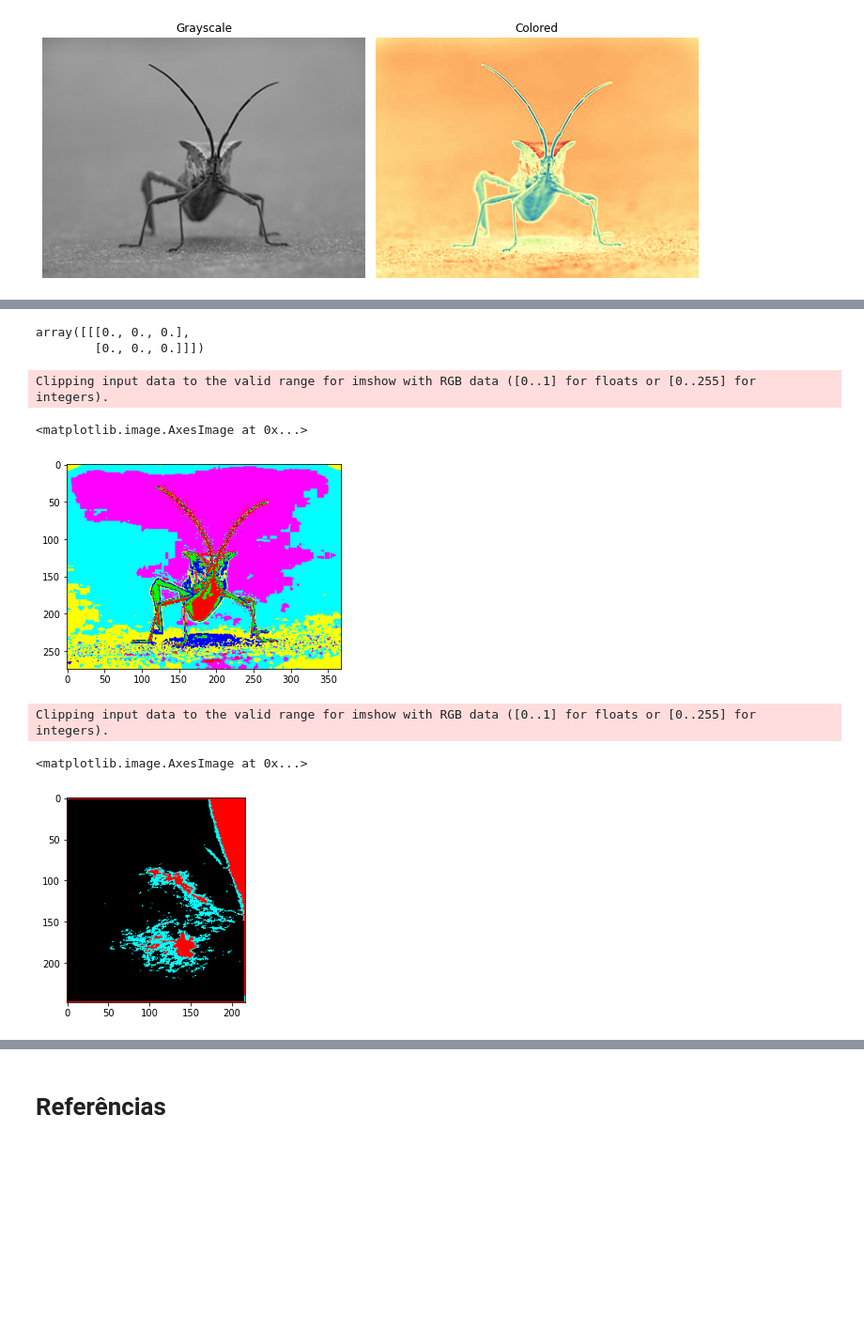
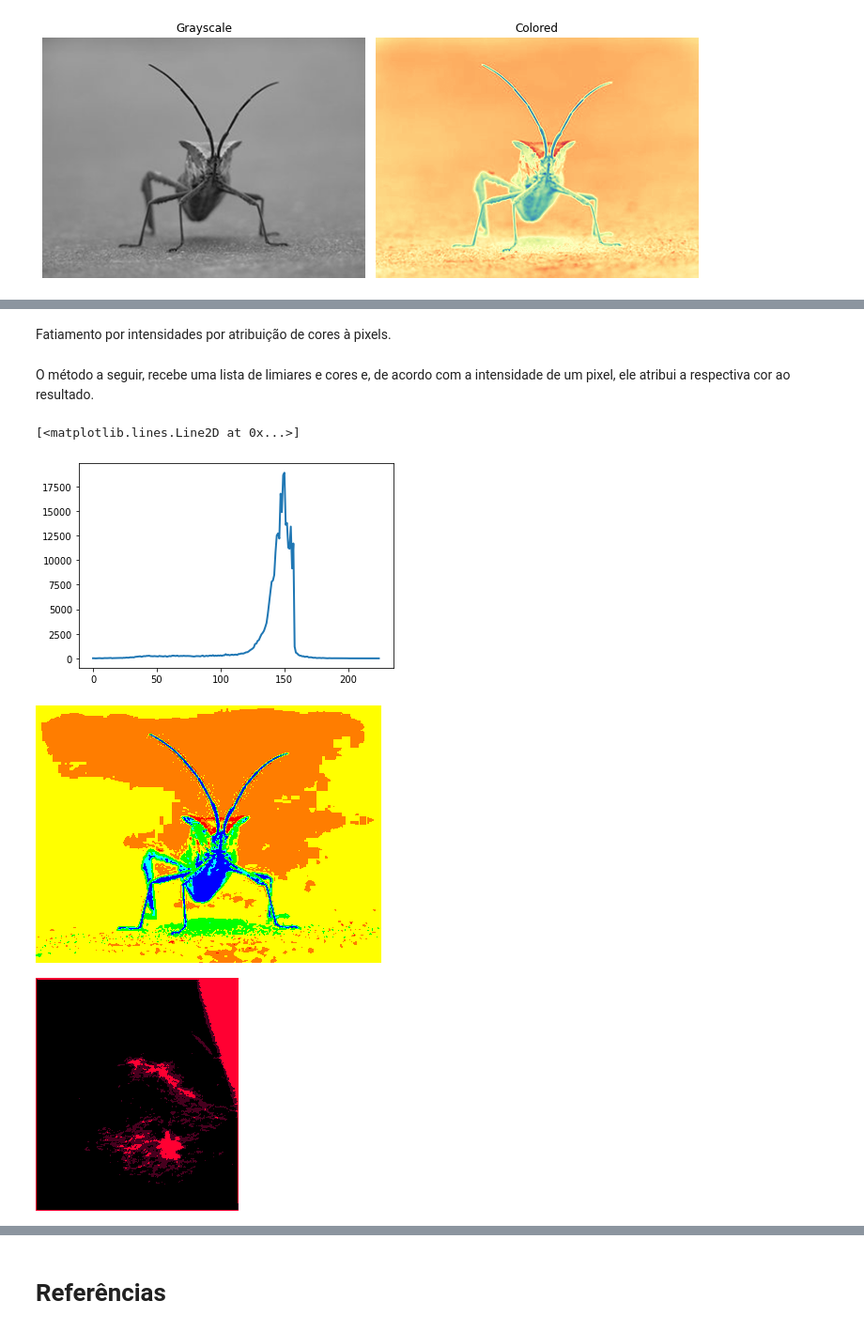
Before and after one commit to Giovannacm/digital-image-processing-msc, a Jupyter notebook: PID_Aula7_Implementacao.ipynb, the cells around one changed output, grey strips where cells are left out. Shown at 94% size. Drawn from its saved outputs; the diff is of its cells as text; code cells hidden in the pictures; blank space fills up the shorter version.

```diff
--- a/PID_Aula7_Implementacao.ipynb
+++ b/PID_Aula7_Implementacao.ipynb
@@ -138,8 +133,7 @@ plt.plot(hist_centers, hist, lw=2)
-# %%
-np.zeros( (1, 2 ,3))
-# %% [output]
-array([[[0., 0., 0.],
-        [0., 0., 0.]]])
+# %% [markdown]
+Fatiamento por intensidades por atribuição de cores à pixels.
+# %% [markdown]
+O método a seguir, recebe uma lista de limiares e cores e, de acordo com a intensidade de um pixel, ele atribui a respectiva cor ao resultado.
 # %%
 def our_digitize(image, thresholds, colors):
   row, column = image.shape
@@ -152,23 +146,25 @@ def our_digitize(image, thresholds, colors):
           regions[i, j, :] = colors[k]
 
   return regions
+# %%
+hist, hist_centers = exposure.histogram(img_as_ubyte(img5)) #analisando o histograma
+plt.plot(hist_centers, hist, lw=2)
+# %% [output]
+[<matplotlib.lines.Line2D at 0x...>]
+[figure, added]
 # %%
 img5 = imread('/content/Img5.bmp', as_gray=True)*255
 img5_fat = our_digitize(image = img5,
-                        thresholds = [0, 60, 90, 120, 140, 150, 160, 180, 210, 256],
-                        colors = [[255,0,0], [0,255,0], [0,0,255], [255,255,0], [0,255,255], [255,0,255], [125,0,0], [0,125,0], [0,0,125]])
-plt.imshow(img5_fat)
+                        thresholds = [0, 65, 80, 120, 150, 170, 210, 256],
+                        colors = [[255,0,0], [255,255,0], [0,255,0], [0,255,255], [0,125,255], [0,0,255], [0,0,125]])
+cv2_imshow(img5_fat)
 # %% [output]
-Clipping input data to the valid range for imshow with RGB data ([0..1] for floats or [0..255] for integers).
-<matplotlib.image.AxesImage at 0x...>
-[figure, old version]
+[figure, new version]
 # %%
 mammogram = imread('/content/mammogram.bmp', as_gray=True)
 mammogram_fat = our_digitize(image = mammogram,
                         thresholds = [0, 100, 130, 256],
-                        colors = [[0,0,0], [0,255,50], [255,0,0]])
-plt.imshow(mammogram_fat)
+                        colors = [[0,0,0], [30,0,70], [50,0,255]])
+cv2_imshow(mammogram_fat)
 # %% [output]
-Clipping input data to the valid range for imshow with RGB data ([0..1] for floats or [0..255] for integers).
-<matplotlib.image.AxesImage at 0x...>
-[figure, old version]
+[figure, new version]
```
Also changed, not shown: parts of 12 cells of this notebook.
